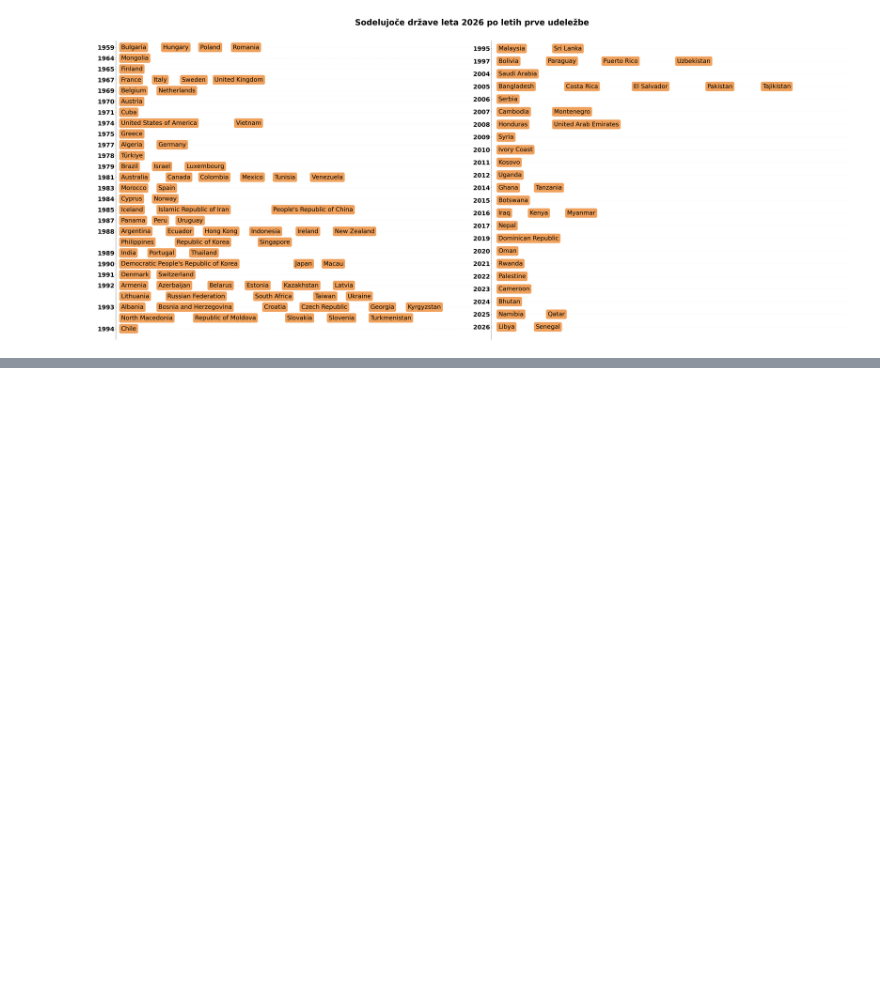
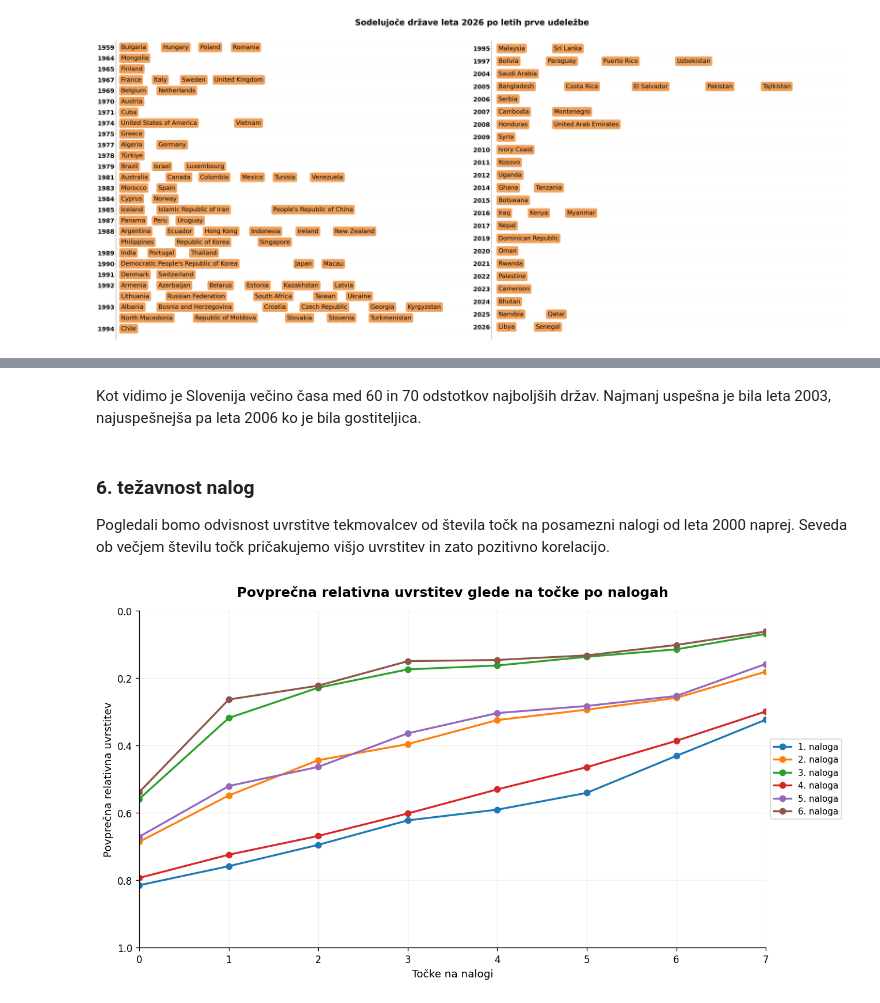
Before and after one commit to hranjecnace/uvp_projektna, a Jupyter notebook: analiza_podatkov.ipynb, the cells around one changed output, grey strips where cells are left out. Drawn from its saved outputs; the diff is of its cells as text; code cells hidden in the pictures; blank space fills up the shorter version.

```diff
--- a/analiza_podatkov.ipynb
+++ b/analiza_podatkov.ipynb
@@ -247,0 +255,56 @@ df_primerjava
+# %% [markdown]
+Kot vidimo je Slovenija večino časa med 60 in 70 odstotkov najboljših držav. Najmanj uspešna je bila leta 2003, najuspešnejša pa leta 2006 ko je bila gostiteljica.
+# %% [markdown]
+### 6. težavnost nalog
+Pogledali bomo odvisnost uvrstitve tekmovalcev od števila točk na posamezni nalogi od leta 2000 naprej. Seveda ob večjem številu točk pričakujemo višjo uvrstitev in zato pozitivno korelacijo.
+# %%
+import ast
+
+df_delo = df.copy()
+df_delo = df_delo[df_delo["Leto"] >= 2000]
+df_delo["Točke"] = df_delo["Točke"].apply(ast.literal_eval)
+
+df_brez_pomankljivih = df_delo[df_delo["Točke"].apply(lambda t: isinstance(t, list) and len(t) == 6 and None not in t)].copy()
+
+stevilo_tekmovalcev = df_brez_pomankljivih.groupby("Leto")["Mesto"].transform("count")
+df_brez_pomankljivih["Relativna uvrstitev"] = df_brez_pomankljivih["Mesto"] / stevilo_tekmovalcev
+
+tocke_df = pd.DataFrame(
+    df_brez_pomankljivih["Točke"].tolist(),
+    columns=[f"{i+1}. naloga" for i in range(6)],
+    index=df_brez_pomankljivih.index
+)
+df_nal = pd.concat([df_brez_pomankljivih[["Relativna uvrstitev"]], tocke_df], axis=1)
+
+barve = plt.cm.tab10.colors
+
+fig, ax = plt.subplots(figsize=(11, 6), dpi=120)
+for i in range(6):
+    stolpec = f"{i+1}. naloga"
+    df_nal[stolpec] = pd.to_numeric(df_nal[stolpec], errors="coerce")
+
+    povprecja = df_nal.groupby(stolpec)["Relativna uvrstitev"].mean().reset_index()
+
+    ax.plot(
+        povprecja[stolpec],
+        povprecja["Relativna uvrstitev"],
+        marker="o",
+        color=barve[i],
+        label=f"{i+1}. naloga",
+        linewidth=2
+    )
+
+ax.invert_yaxis()
+ax.set_ylim(1, 0)
+ax.set_xlim(0, 7)
+ax.set_xlabel("Točke na nalogi", fontsize=11)
+ax.set_ylabel("Povprečna relativna uvrstitev", fontsize=11)
+ax.set_title("Povprečna relativna uvrstitev glede na točke po nalogah", fontsize=14, weight="bold", pad=15)
+ax.legend(fontsize=9, frameon=True, loc="center left", bbox_to_anchor=(1.0, 0.5))
+ax.grid(True, alpha=0.2)
+for spine in ["top", "right"]:
+    ax.spines[spine].set_visible(False)
+plt.tight_layout()
+plt.show()
+# %% [output]
+[figure, added]
```
Also changed, not shown: parts of 17 cells of this notebook, 3 other files.
